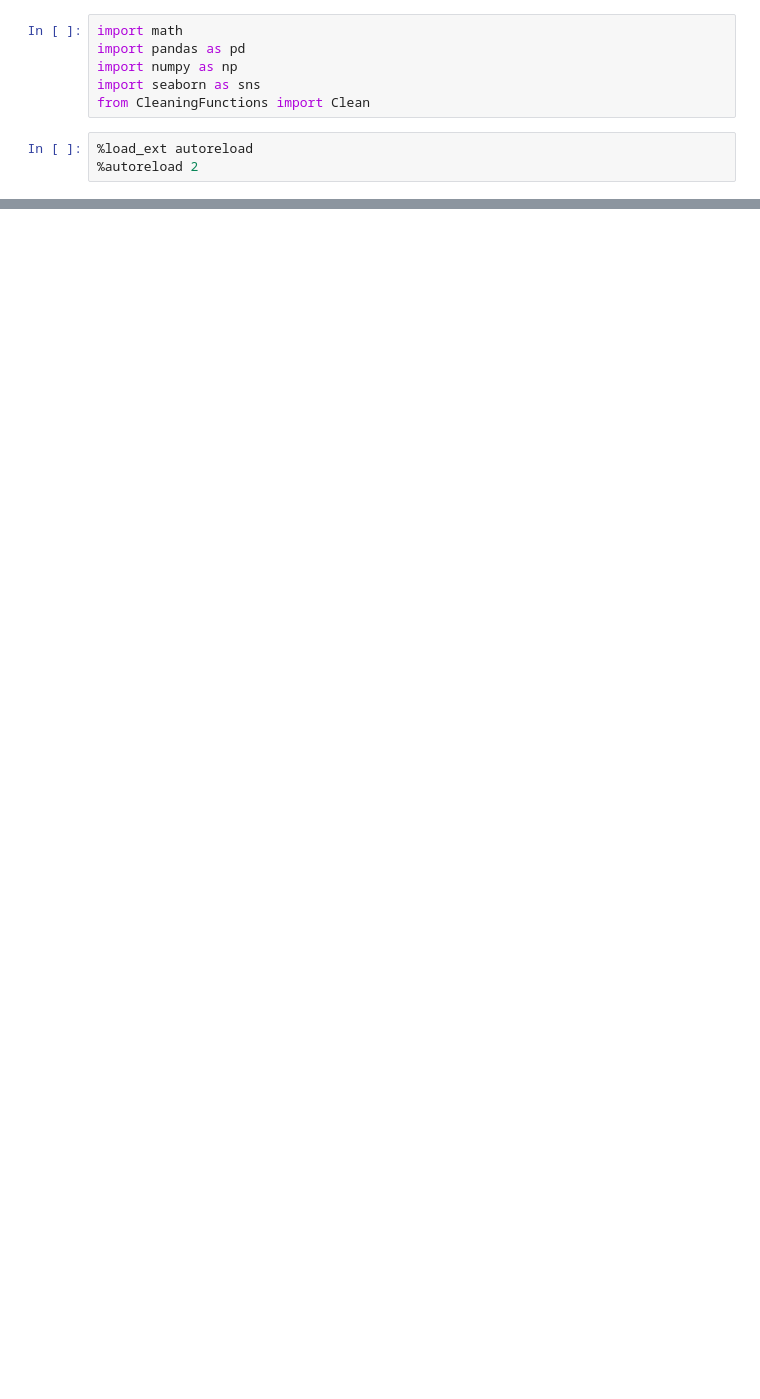
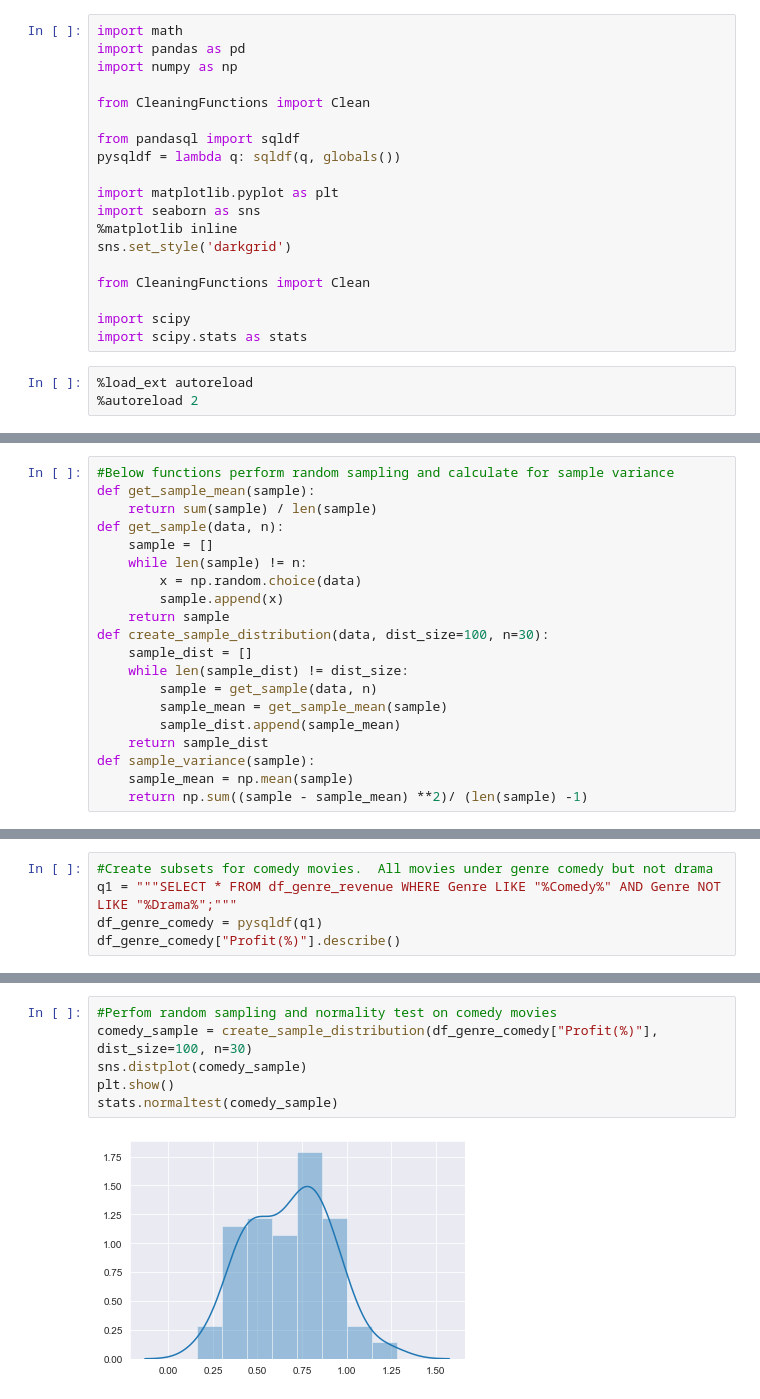
Before and after one commit to Greg-S-12/movies_project3, a Jupyter notebook: Grace_notebook.ipynb, the cells around one changed output, grey strips where cells are left out. Drawn from its saved outputs; the diff is of its cells as text; blank space fills up the shorter version.

```diff
--- a/Grace_notebook.ipynb
+++ b/Grace_notebook.ipynb
@@ -2,8 +2,21 @@
 import math
 import pandas as pd
 import numpy as np
+
+from CleaningFunctions import Clean
+
+from pandasql import sqldf
+pysqldf = lambda q: sqldf(q, globals())
+
+import matplotlib.pyplot as plt
 import seaborn as sns
+%matplotlib inline
+sns.set_style('darkgrid')
+
 from CleaningFunctions import Clean
+
+import scipy
+import scipy.stats as stats
 # %%
 %load_ext autoreload
 %autoreload 2
@@ -129,0 +265,20 @@ For Drama the standard deviation is: 0.9169218376561092  with a median value of:
+# %%
+#Below functions perform random sampling and calculate for sample variance
+def get_sample_mean(sample):
+    return sum(sample) / len(sample)
+def get_sample(data, n):
+    sample = []
+    while len(sample) != n:
+        x = np.random.choice(data)
+        sample.append(x)
+    return sample
+def create_sample_distribution(data, dist_size=100, n=30):
+    sample_dist = []
+    while len(sample_dist) != dist_size:
+        sample = get_sample(data, n)
+        sample_mean = get_sample_mean(sample)
+        sample_dist.append(sample_mean)
+    return sample_dist
+def sample_variance(sample):
+    sample_mean = np.mean(sample)
+    return np.sum((sample - sample_mean) **2)/ (len(sample) -1)
@@ -129,0 +391,5 @@ For Drama the standard deviation is: 0.9169218376561092  with a median value of:
+# %%
+#Create subsets for comedy movies.  All movies under genre comedy but not drama
+q1 = """SELECT * FROM df_genre_revenue WHERE Genre LIKE "%Comedy%" AND Genre NOT LIKE "%Drama%";"""
+df_genre_comedy = pysqldf(q1)
+df_genre_comedy["Profit(%)"].describe()
@@ -129,0 +427,8 @@ For Drama the standard deviation is: 0.9169218376561092  with a median value of:
+# %%
+#Perfom random sampling and normality test on comedy movies
+comedy_sample = create_sample_distribution(df_genre_comedy["Profit(%)"], dist_size=100, n=30)
+sns.distplot(comedy_sample)
+plt.show()
+stats.normaltest(comedy_sample)
+# %% [output]
+[figure, added]
```
Also changed, not shown: parts of 54 cells of this notebook.
